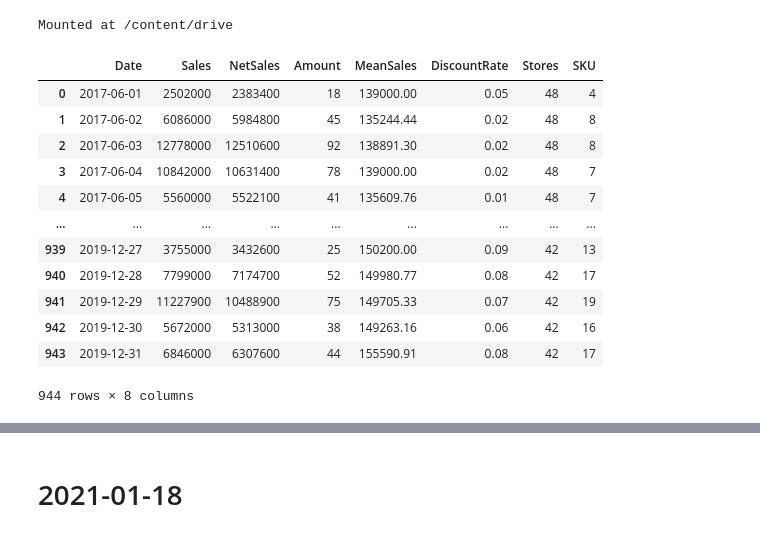
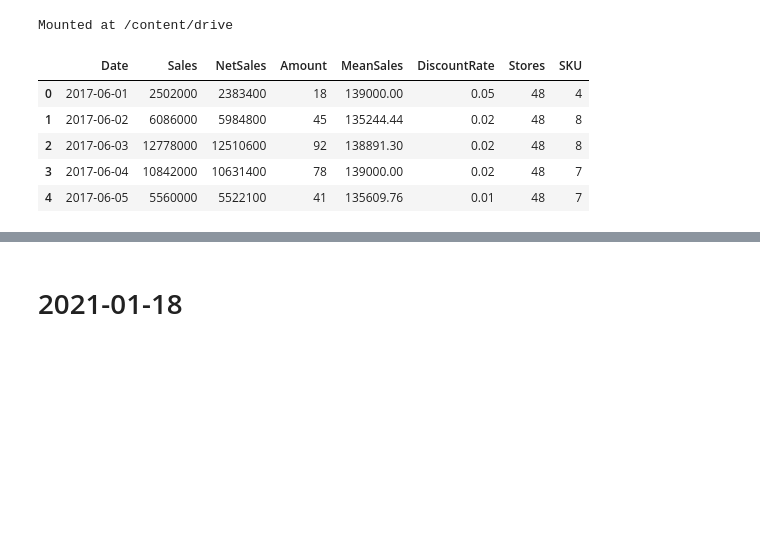
Before and after one commit to csLee94/project_notebook, a Jupyter notebook: SalesPredict_N.ipynb, the cells around one changed output, grey strips where cells are left out. Saved outputs shown, nothing was run; the diff lists cells and outputs as text; code cells hidden in the pictures; blank space fills up the shorter version.

```diff
--- a/SalesPredict_N.ipynb
+++ b/SalesPredict_N.ipynb
@@ -17,23 +19,18 @@ df = pd.read_excel('/content/drive/MyDrive/Data/SalesData.xlsx')
 # %%
 # DataSet의 Columns Name 변경
 df.columns = ['Date', 'Sales', 'NetSales', 'Amount', 'MeanSales', 'DiscountRate', 'Stores', 'SKU']
+# 기본 7 Columns 변수 할당
+dflst = ['Sales', 'NetSales', 'MeanSales', 'Amount', 'DiscountRate', 'Stores', 'SKU']
 # DataFrame 출력 format 설정_ 과학적 표기법 사용X
 pd.options.display.float_format = '{:.2f}'.format
-df
+df.head()
 # %% [output]
 |  | Date | Sales | NetSales | Amount | MeanSales | DiscountRate | Stores | SKU |
 | 0 | 2017-06-01 | 2502000 | 2383400 | 18 | 139000.00 | 0.05 | 48 | 4 |
 | 1 | 2017-06-02 | 6086000 | 5984800 | 45 | 135244.44 | 0.02 | 48 | 8 |
 | 2 | 2017-06-03 | 12778000 | 12510600 | 92 | 138891.30 | 0.02 | 48 | 8 |
 | 3 | 2017-06-04 | 10842000 | 10631400 | 78 | 139000.00 | 0.02 | 48 | 7 |
 | 4 | 2017-06-05 | 5560000 | 5522100 | 41 | 135609.76 | 0.01 | 48 | 7 |
-| ... | ... | ... | ... | ... | ... | ... | ... | ... |
-| 939 | 2019-12-27 | 3755000 | 3432600 | 25 | 150200.00 | 0.09 | 42 | 13 |
-| 940 | 2019-12-28 | 7799000 | 7174700 | 52 | 149980.77 | 0.08 | 42 | 17 |
-| 941 | 2019-12-29 | 11227900 | 10488900 | 75 | 149705.33 | 0.07 | 42 | 19 |
-| 942 | 2019-12-30 | 5672000 | 5313000 | 38 | 149263.16 | 0.06 | 42 | 16 |
-| 943 | 2019-12-31 | 6846000 | 6307600 | 44 | 155590.91 | 0.08 | 42 | 17 |
-944 rows × 8 columns
 # %%
 #Date column YY-MM-DD 분할 Column 생성
 df['YY'] = 'temp'
```
Also changed, not shown: parts of 42 cells of this notebook.
